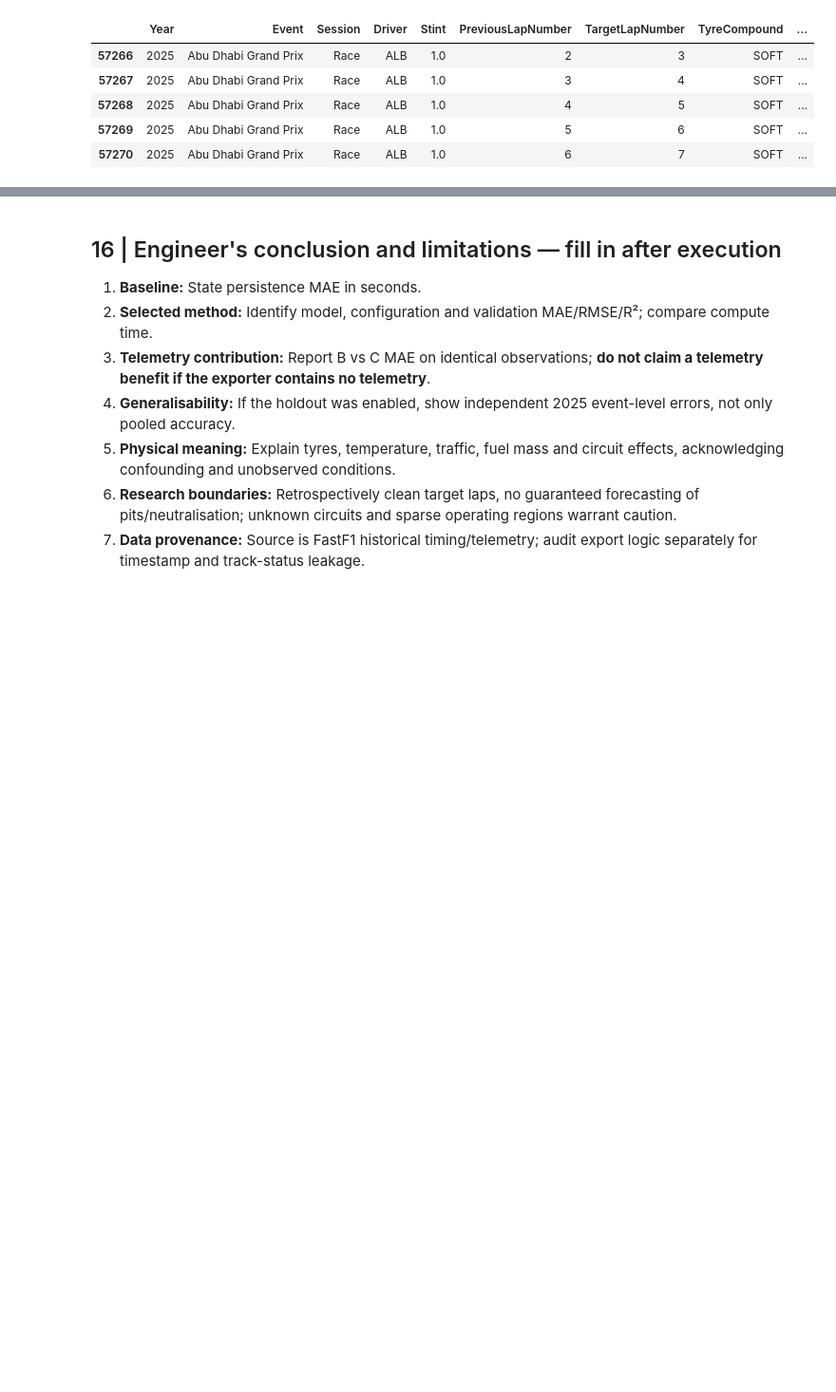
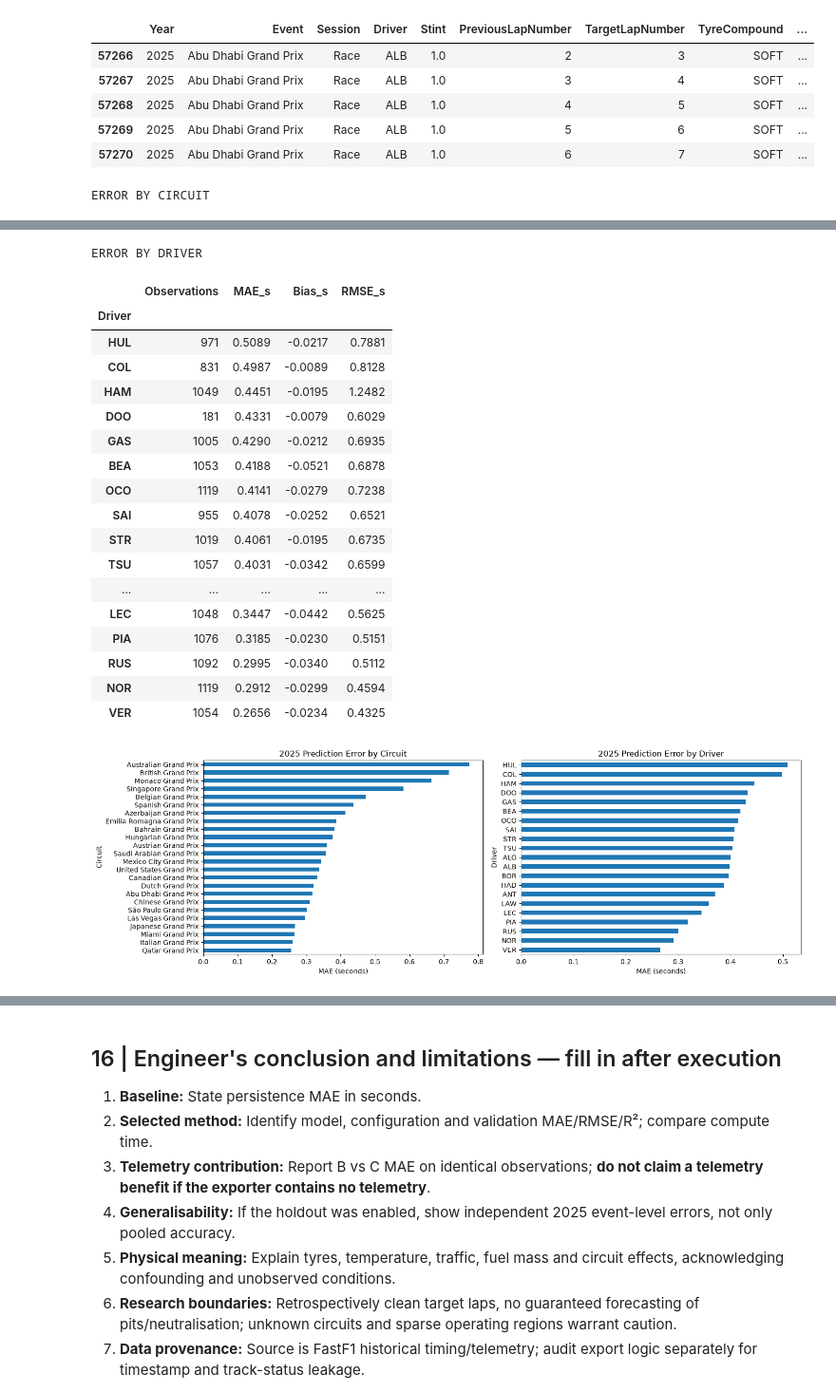
Before and after one commit to adrianliew99/MMA3001-Project-Formula1-Lap-Time-Prediction-Using-Machine-Learning, a Jupyter notebook: MMA3001_F1_Next_Lap_Prediction.ipynb, the cells around one changed output, grey strips where cells are left out. Shown at 95% size. Saved outputs shown, nothing was run; the diff lists cells and outputs as text; code cells hidden in the pictures; blank space fills up the shorter version.

Commit message:
Update improved project code and upload prediction results

```diff
--- a/MMA3001_F1_Next_Lap_Prediction.ipynb
+++ b/MMA3001_F1_Next_Lap_Prediction.ipynb
@@ -909,3 +909,56 @@ Drivers: 21
 | 57268 | 2025 | Abu Dhabi Grand Prix | Race | ALB | 1.0 | 4 | 5 | SOFT | ... |
 | 57269 | 2025 | Abu Dhabi Grand Prix | Race | ALB | 1.0 | 5 | 6 | SOFT | ... |
 | 57270 | 2025 | Abu Dhabi Grand Prix | Race | ALB | 1.0 | 6 | 7 | SOFT | ... |
+# %%
+# ============================================================
+# SECTION 15.2 — CIRCUIT AND DRIVER ERROR COMPARISON
+# ============================================================
+
+def error_summary(df, group):
+    """Calculate sample count, MAE, RMSE and mean signed error."""
+    return (
+        df.groupby(group, observed=True)
+        .agg(
+            Observations=("AbsoluteError_s", "size"),
+            MAE_s=("AbsoluteError_s", "mean"),
+            MSE_s2=("SquaredError_s2", "mean"),
+            Bias_s=("Residual_s", "mean"),
+        )
+        .assign(RMSE_s=lambda x: np.sqrt(x["MSE_s2"]))
+        .drop(columns="MSE_s2")
+        .sort_values("MAE_s", ascending=False)
+    )
+
+
+circuit_errors = error_summary(analysis, "Event")
+driver_errors = error_summary(analysis, "Driver")
+
+print("ERROR BY CIRCUIT")
+display(circuit_errors.round(4))
+
+print("ERROR BY DRIVER")
+display(driver_errors.round(4))
+
+
+fig, axes = plt.subplots(1, 2, figsize=(15, 5))
+
+circuit_errors["MAE_s"].sort_values().plot.barh(
+    ax=axes[0],
+    title="2025 Prediction Error by Circuit"
+)
+axes[0].set_xlabel("MAE (seconds)")
+axes[0].set_ylabel("Circuit")
+
+driver_errors["MAE_s"].sort_values().plot.barh(
+    ax=axes[1],
+    title="2025 Prediction Error by Driver"
+)
+axes[1].set_xlabel("MAE (seconds)")
+axes[1].set_ylabel("Driver")
+
+plt.tight_layout()
+plt.savefig(FIG_DIR / "holdout_circuit_driver_errors.png",
+            dpi=200, bbox_inches="tight")
+plt.show()
+# %% [output]
+ERROR BY CIRCUIT
@@ -911,0 +983,20 @@ Drivers: 21
+ERROR BY DRIVER
+|  | Observations | MAE_s | Bias_s | RMSE_s |
+| Driver |  |  |  |  |
+| HUL | 971 | 0.5089 | -0.0217 | 0.7881 |
+| COL | 831 | 0.4987 | -0.0089 | 0.8128 |
+| HAM | 1049 | 0.4451 | -0.0195 | 1.2482 |
+| DOO | 181 | 0.4331 | -0.0079 | 0.6029 |
+| GAS | 1005 | 0.4290 | -0.0212 | 0.6935 |
+| BEA | 1053 | 0.4188 | -0.0521 | 0.6878 |
+| OCO | 1119 | 0.4141 | -0.0279 | 0.7238 |
+| SAI | 955 | 0.4078 | -0.0252 | 0.6521 |
+| STR | 1019 | 0.4061 | -0.0195 | 0.6735 |
+| TSU | 1057 | 0.4031 | -0.0342 | 0.6599 |
+| ... | ... | ... | ... | ... |
+| LEC | 1048 | 0.3447 | -0.0442 | 0.5625 |
+| PIA | 1076 | 0.3185 | -0.0230 | 0.5151 |
+| RUS | 1092 | 0.2995 | -0.0340 | 0.5112 |
+| NOR | 1119 | 0.2912 | -0.0299 | 0.4594 |
+| VER | 1054 | 0.2656 | -0.0234 | 0.4325 |
+[figure, added]
```
Also changed, not shown: parts of 11 cells of this notebook, 23 other files.
